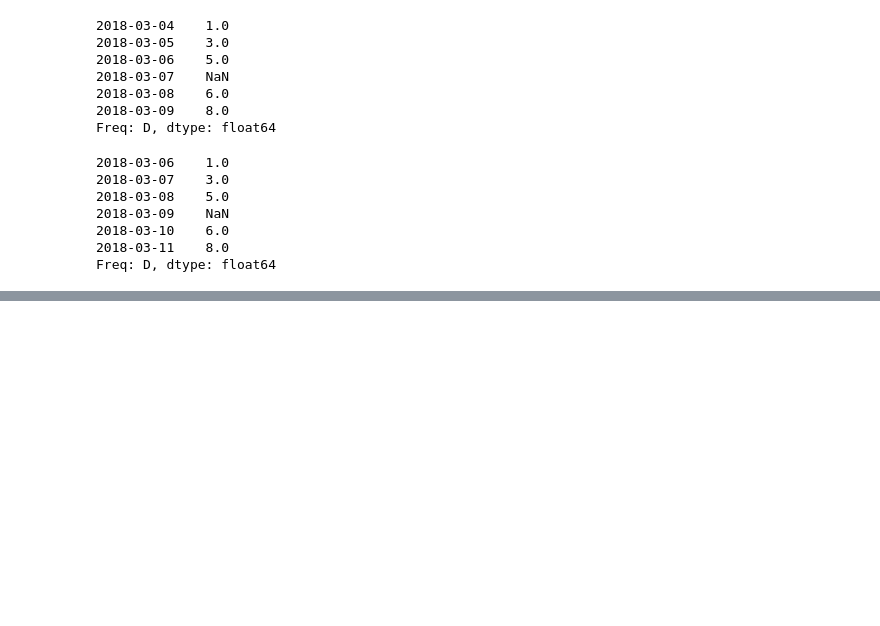
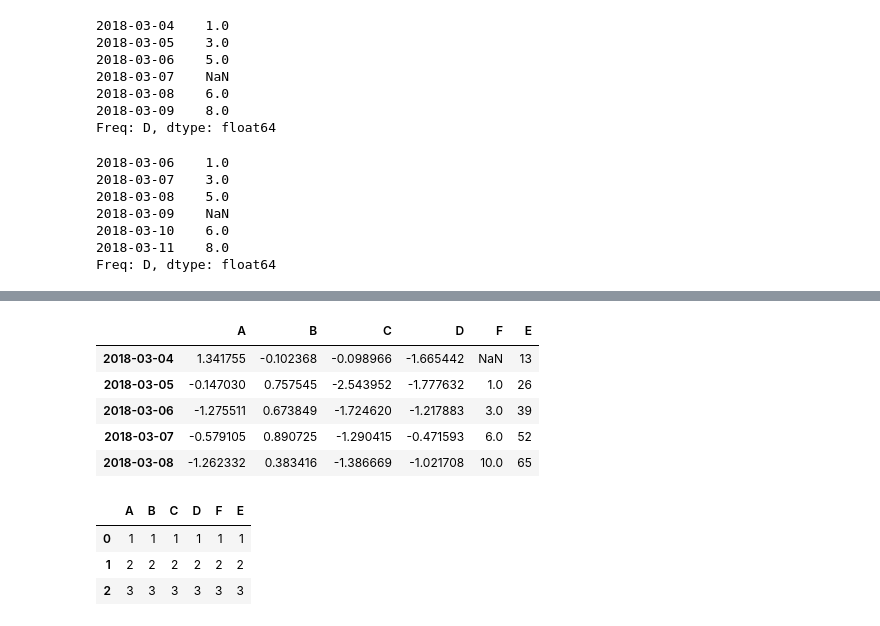
Before and after one commit to HyungtaeMoon/pandas-melon, a Jupyter notebook: 10minutes_to_pandas.ipynb, the cells around one changed output, grey strips where cells are left out. Saved outputs shown, nothing was run; the diff lists cells and outputs as text; code cells hidden in the pictures; blank space fills up the shorter version.

```diff
--- a/10minutes_to_pandas.ipynb
+++ b/10minutes_to_pandas.ipynb
@@ -608,0 +615,19 @@ df.sub(s, axis='index')
+# %%
+df.apply(np.cumsum).head()
+# %% [output]
+|  | A | B | C | D | F | E |
+| 2018-03-04 | 1.341755 | -0.102368 | -0.098966 | -1.665442 | NaN | 13 |
+| 2018-03-05 | -0.147030 | 0.757545 | -2.543952 | -1.777632 | 1.0 | 26 |
+| 2018-03-06 | -1.275511 | 0.673849 | -1.724620 | -1.217883 | 3.0 | 39 |
+| 2018-03-07 | -0.579105 | 0.890725 | -1.290415 | -0.471593 | 6.0 | 52 |
+| 2018-03-08 | -1.262332 | 0.383416 | -1.386669 | -1.021708 | 10.0 | 65 |
+# %%
+def my_cumsum(col):
+    return pd.Series([1, 2, 3])
+
+df.apply(my_cumsum)
+# %% [output]
+|  | A | B | C | D | F | E |
+| 0 | 1 | 1 | 1 | 1 | 1 | 1 |
+| 1 | 2 | 2 | 2 | 2 | 2 | 2 |
+| 2 | 3 | 3 | 3 | 3 | 3 | 3 |
```
Also changed, not shown: parts of 37 cells of this notebook.
